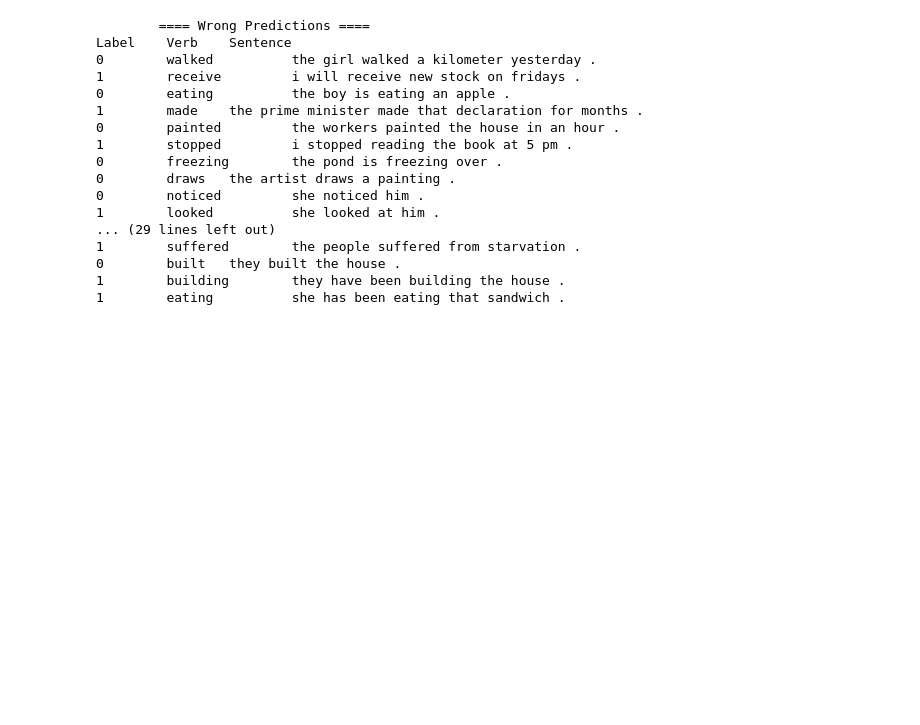
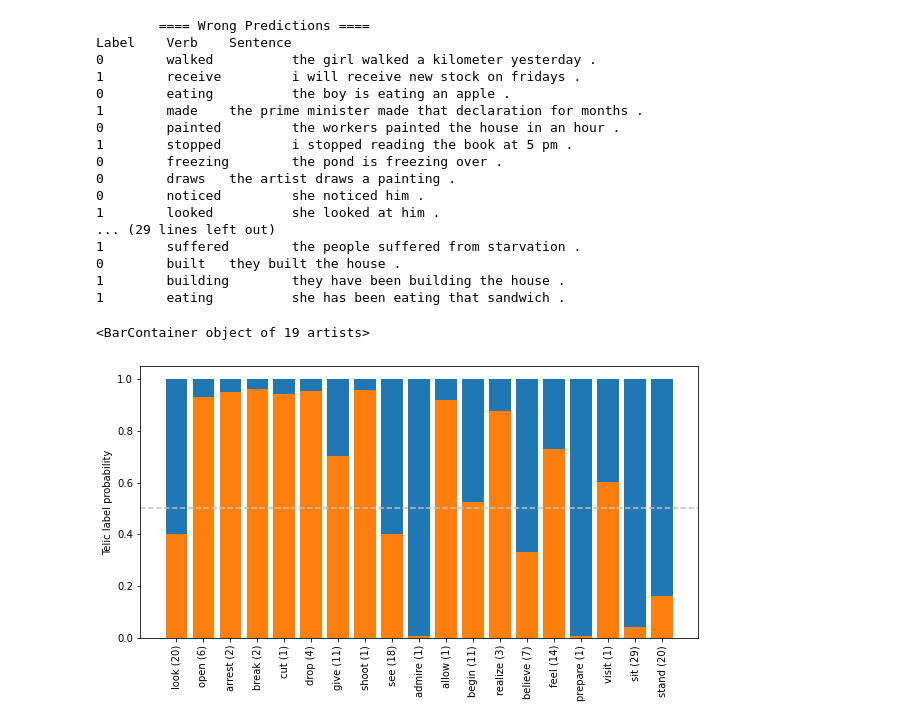
Before and after one commit to lenakmeth/telicity_classification, a Jupyter notebook: logs/read_results.ipynb, the cells around one changed output. Drawn from its saved outputs; the diff is of its cells as text; code cells hidden in the pictures; blank space fills up the shorter version.

```diff
--- a/logs/read_results.ipynb
+++ b/logs/read_results.ipynb
@@ -275,3 +279,30 @@ Label    Verb    Sentence
 0        built   they built the house .
 1        building        they have been building the house .
 1        eating          she has been eating that sandwich .
+# %%
+# See avg. prediction for selected verbs
+
+verbs = ['look', 'open', 'arrest',  'break', 'cut', 'drop', 'give', 'shoot',
+         'see', 'admire', 'allow', 'begin', 'realize', 'believe', 'feel', 'prepare', 'visit', 'sit', 'stand']
+
+avg_prob = {}
+for verb in verbs:
+    # avg probability of verb being telic
+    avg_prob[verb] = sum([s['probs'][0] for s in per_verb[verb]]) / len(per_verb[verb])
+
+fig, ax1 = plt.subplots(figsize = (10, 5))
+# ax2 = ax1.twinx()
+# ax2.set_ylim(ax1.get_ylim()[::-1])
+ax1.set_ylabel('Telic label probability')
+# ax2.set_ylabel('Atelic label probability', rotation=180)
+
+x = [n for n in range(len(verbs))]
+y = list(avg_prob.values())
+plt.xticks(x, [v + ' (' + str(len(per_verb[v])) + ')' for v in verbs], rotation=90)
+plt.axhline(y = 0.5, linestyle='dashed', color='silver')
+
+plt.bar(x, [1 for n in x])
+plt.bar(x,y)
+# %% [output]
+<BarContainer object of 19 artists>
+[figure, added]
```
Also changed, not shown: parts of 1 cell of this notebook.
